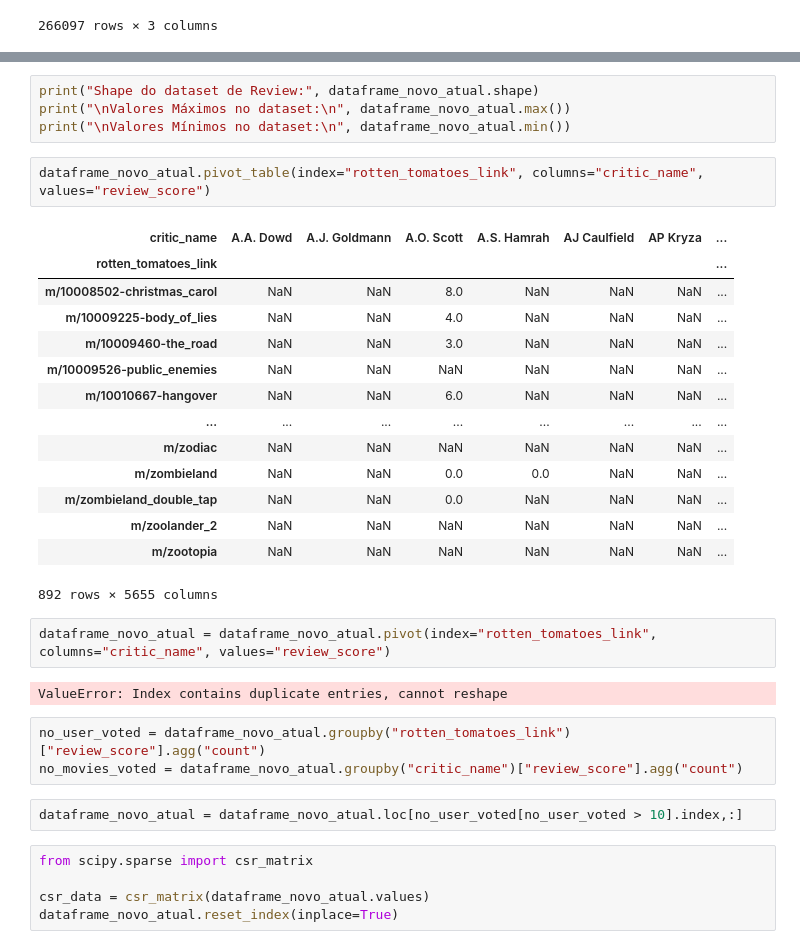
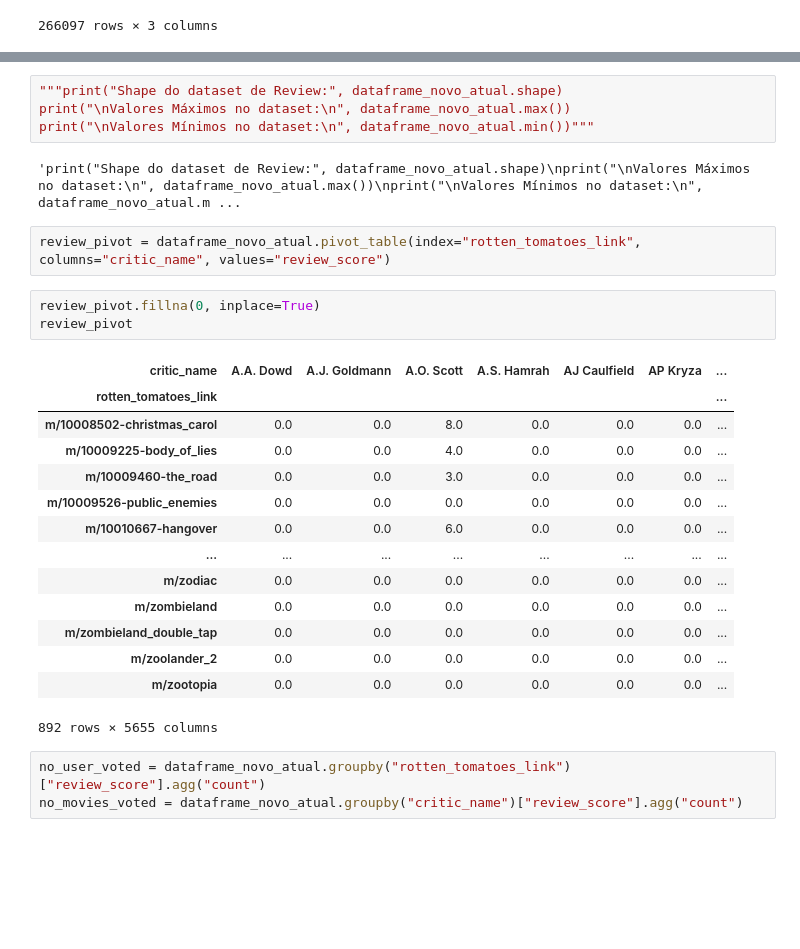
Before and after one commit to LuizMFL/IA_cluster, a Jupyter notebook: FilterData2.ipynb, the cells around one changed output, grey strips where cells are left out. Drawn from its saved outputs; the diff is of its cells as text; blank space fills up the shorter version.

```diff
--- a/FilterData2.ipynb
+++ b/FilterData2.ipynb
@@ -244,35 +248,29 @@ dataframe_novo_atual"""
 # %%
-print("Shape do dataset de Review:", dataframe_novo_atual.shape)
+"""print("Shape do dataset de Review:", dataframe_novo_atual.shape)
 print("\nValores Máximos no dataset:\n", dataframe_novo_atual.max())
-print("\nValores Mínimos no dataset:\n", dataframe_novo_atual.min())
+print("\nValores Mínimos no dataset:\n", dataframe_novo_atual.min())"""
+# %% [output]
+'print("Shape do dataset de Review:", dataframe_novo_atual.shape)\nprint("\nValores Máximos no dataset:\n", dataframe_novo_atual.max())\nprint("\nValores Mínimos no dataset:\n", dataframe_novo_atual.m ...
 # %%
-dataframe_novo_atual.pivot_table(index="rotten_tomatoes_link", columns="critic_name", values="review_score")
+review_pivot = dataframe_novo_atual.pivot_table(index="rotten_tomatoes_link", columns="critic_name", values="review_score")
-# %% [output]
-| critic_name | A.A. Dowd | A.J. Goldmann | A.O. Scott | A.S. Hamrah | AJ Caulfield | AP Kryza | ... |
-| rotten_tomatoes_link |  |  |  |  |  |  | ... |
-| m/10008502-christmas_carol | NaN | NaN | 8.0 | NaN | NaN | NaN | ... |
-| m/10009225-body_of_lies | NaN | NaN | 4.0 | NaN | NaN | NaN | ... |
-| m/10009460-the_road | NaN | NaN | 3.0 | NaN | NaN | NaN | ... |
-| m/10009526-public_enemies | NaN | NaN | NaN | NaN | NaN | NaN | ... |
-| m/10010667-hangover | NaN | NaN | 6.0 | NaN | NaN | NaN | ... |
-| ... | ... | ... | ... | ... | ... | ... | ... |
-| m/zodiac | NaN | NaN | NaN | NaN | NaN | NaN | ... |
-| m/zombieland | NaN | NaN | 0.0 | 0.0 | NaN | NaN | ... |
-| m/zombieland_double_tap | NaN | NaN | 0.0 | NaN | NaN | NaN | ... |
-| m/zoolander_2 | NaN | NaN | NaN | NaN | NaN | NaN | ... |
-| m/zootopia | NaN | NaN | NaN | NaN | NaN | NaN | ... |
-892 rows × 5655 columns
-# %%
-dataframe_novo_atual = dataframe_novo_atual.pivot(index="rotten_tomatoes_link", columns="critic_name", values="review_score")
-# %% [output]
-ValueError: Index contains duplicate entries, cannot reshape
+# %%
+review_pivot.fillna(0, inplace=True)
+review_pivot
+# %% [output]
+| critic_name | A.A. Dowd | A.J. Goldmann | A.O. Scott | A.S. Hamrah | AJ Caulfield | AP Kryza | ... |
+| rotten_tomatoes_link |  |  |  |  |  |  | ... |
+| m/10008502-christmas_carol | 0.0 | 0.0 | 8.0 | 0.0 | 0.0 | 0.0 | ... |
+| m/10009225-body_of_lies | 0.0 | 0.0 | 4.0 | 0.0 | 0.0 | 0.0 | ... |
+| m/10009460-the_road | 0.0 | 0.0 | 3.0 | 0.0 | 0.0 | 0.0 | ... |
+| m/10009526-public_enemies | 0.0 | 0.0 | 0.0 | 0.0 | 0.0 | 0.0 | ... |
+| m/10010667-hangover | 0.0 | 0.0 | 6.0 | 0.0 | 0.0 | 0.0 | ... |
+| ... | ... | ... | ... | ... | ... | ... | ... |
+| m/zodiac | 0.0 | 0.0 | 0.0 | 0.0 | 0.0 | 0.0 | ... |
+| m/zombieland | 0.0 | 0.0 | 0.0 | 0.0 | 0.0 | 0.0 | ... |
+| m/zombieland_double_tap | 0.0 | 0.0 | 0.0 | 0.0 | 0.0 | 0.0 | ... |
+| m/zoolander_2 | 0.0 | 0.0 | 0.0 | 0.0 | 0.0 | 0.0 | ... |
+| m/zootopia | 0.0 | 0.0 | 0.0 | 0.0 | 0.0 | 0.0 | ... |
+892 rows × 5655 columns
 # %%
 no_user_voted = dataframe_novo_atual.groupby("rotten_tomatoes_link")["review_score"].agg("count")
 no_movies_voted = dataframe_novo_atual.groupby("critic_name")["review_score"].agg("count")
-# %%
-dataframe_novo_atual = dataframe_novo_atual.loc[no_user_voted[no_user_voted > 10].index,:]
-# %%
-from scipy.sparse import csr_matrix
-
-csr_data = csr_matrix(dataframe_novo_atual.values)
-dataframe_novo_atual.reset_index(inplace=True)
```
Also changed, not shown: parts of 5 cells of this notebook.
